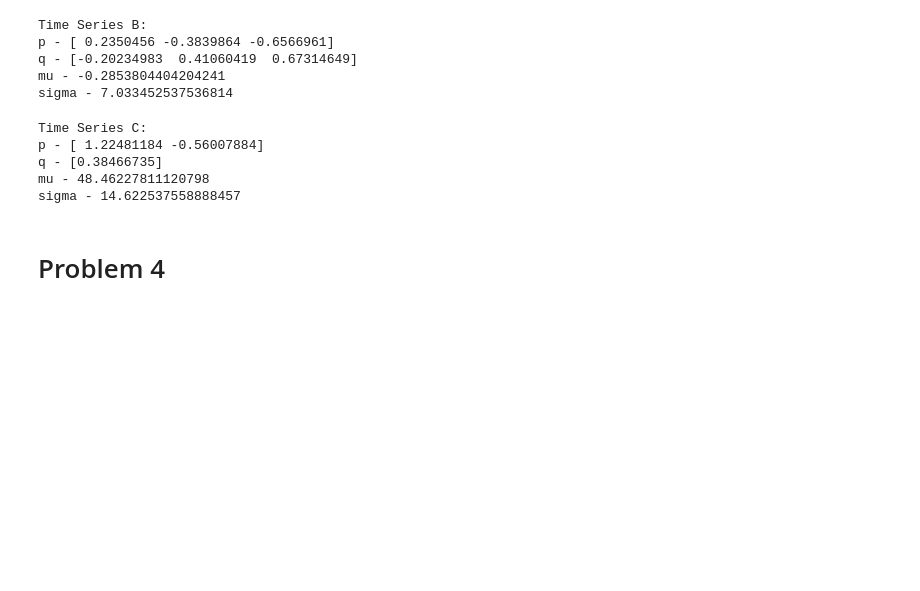
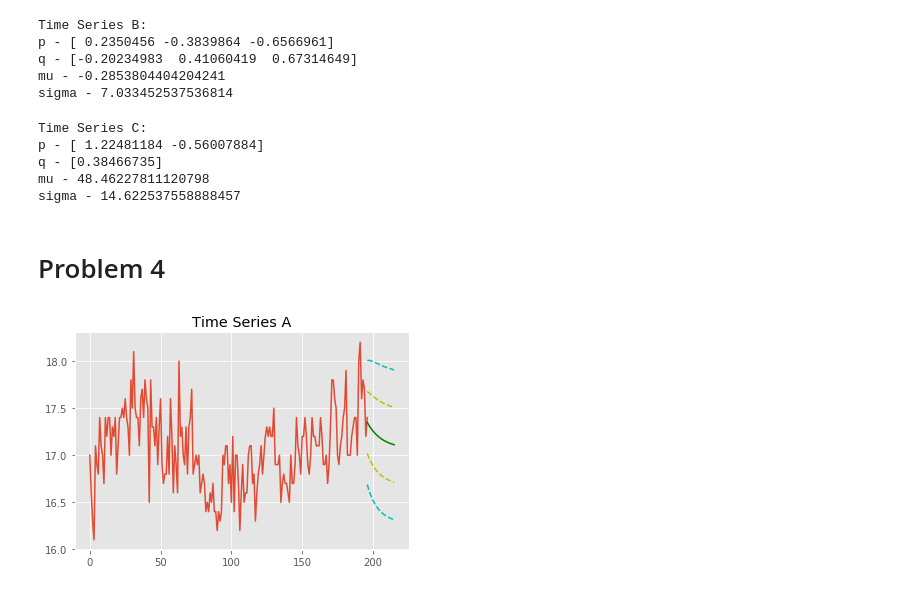
Before and after one commit to mattschaelling/acme_vol3, a Jupyter notebook: ARMA/arma.ipynb, the cells around one changed output. Cells and saved outputs as stored; diff of their text form; code cells hidden in the pictures; blank space fills up the shorter version.

Commit message:
finished arma

```diff
--- a/ARMA/arma.ipynb
+++ b/ARMA/arma.ipynb
@@ -248,0 +246,20 @@ future_states = 20
+# %%
+phiA, thetaA, muA, sigmaA = paramsA
+future_states = 20
+
+a4mu, a4sig = arma_forecast(time_series_a, phiA, thetaA,
+                            muA, sigmaA, future_states)
+domain = np.arange(len(time_series_a))
+plt.plot(domain, time_series_a)
+
+#Now plot the predictions
+domain2 = np.arange(domain[-1], domain[-1]+future_states)
+plt.plot(domain2, a4mu, 'g')
+plt.plot(domain2, a4mu+a4sig, 'y--')
+plt.plot(domain2, a4mu-a4sig, 'y--')
+plt.plot(domain2, a4mu+2*a4sig, 'c--')
+plt.plot(domain2, a4mu-2*a4sig, 'c--')
+plt.title('Time Series A')
+plt.show()
+# %% [output]
+[figure, added]
```
Also changed, not shown: parts of 3 cells of this notebook.
